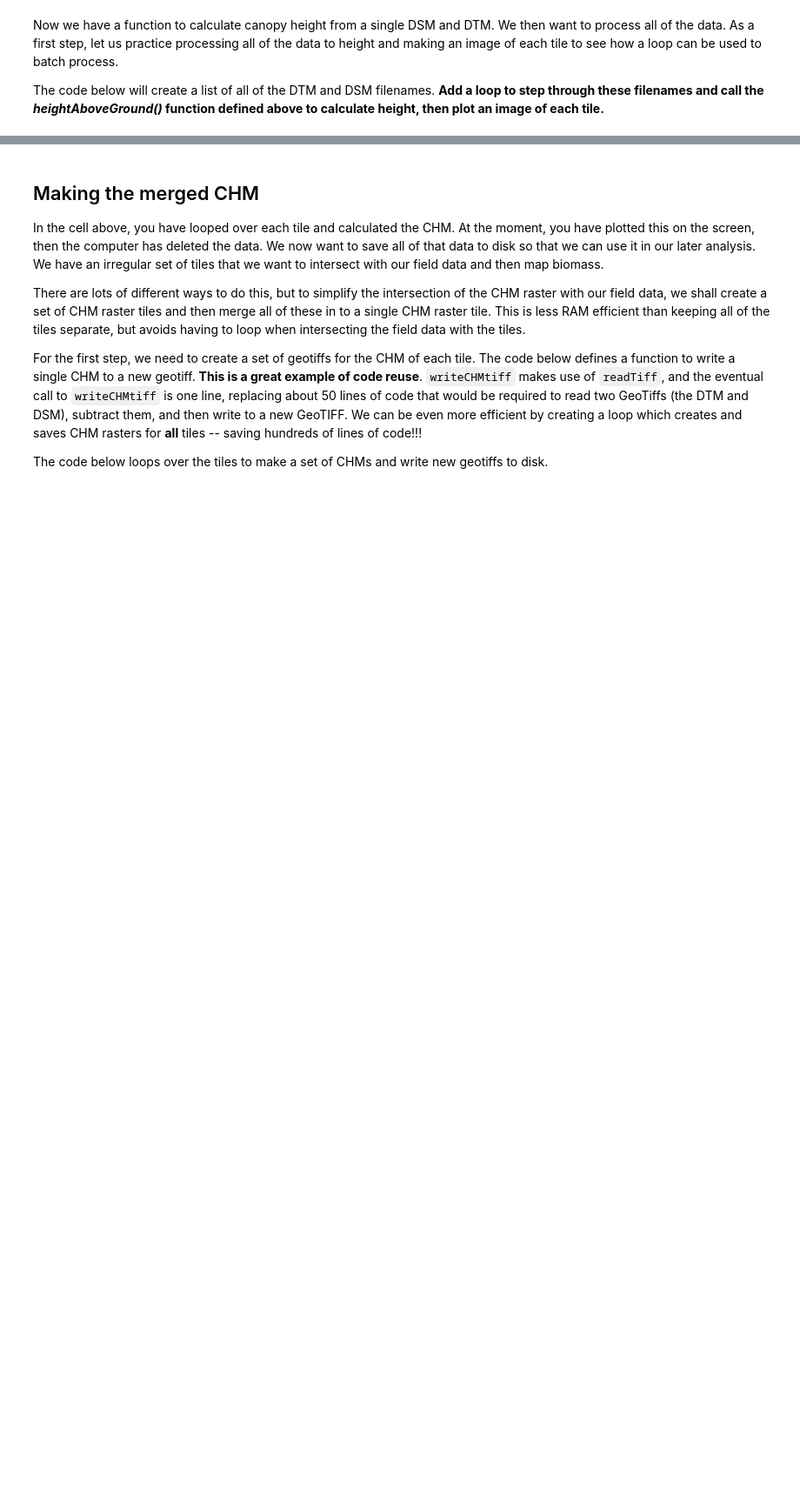
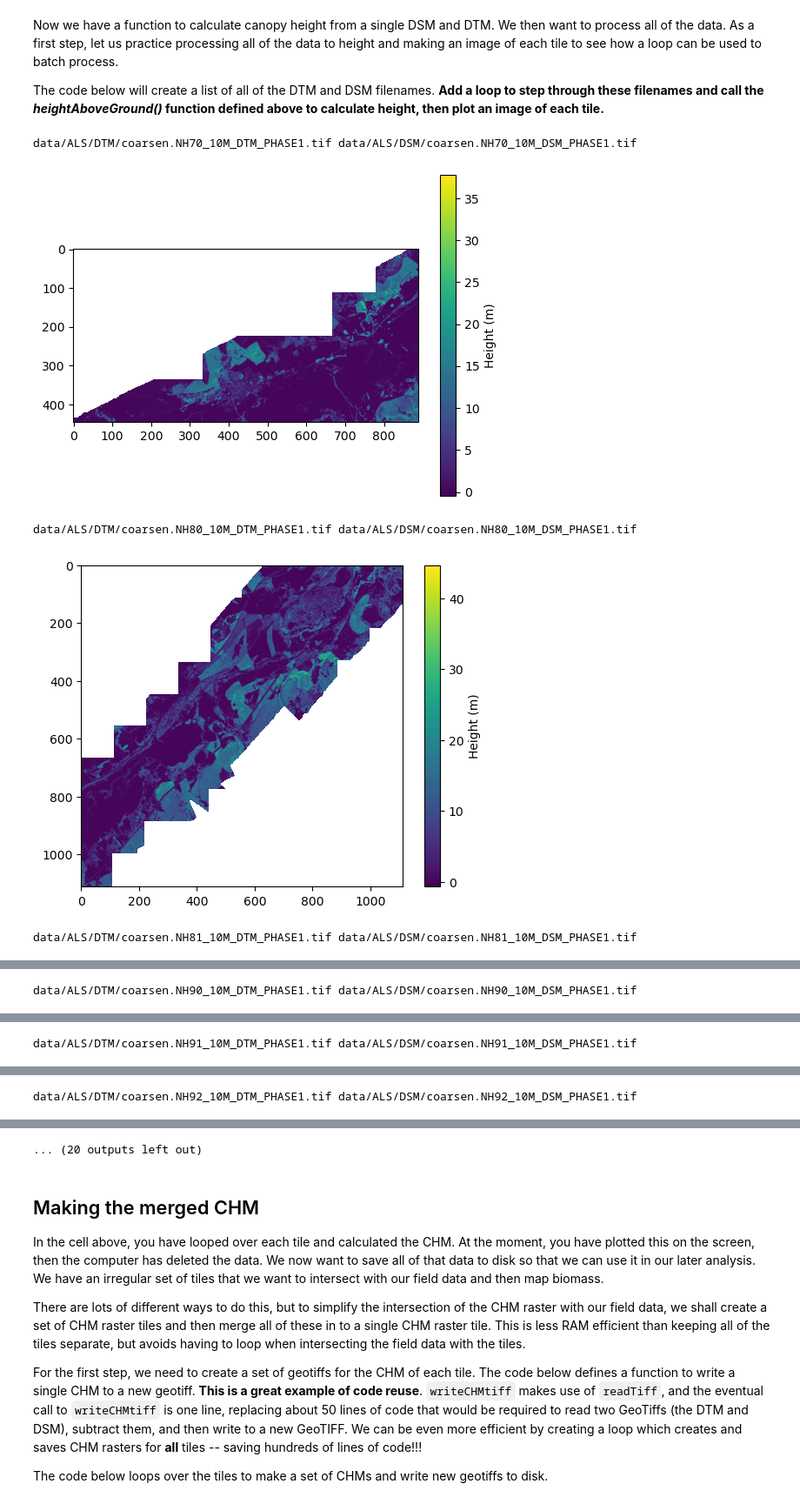
Before and after one commit to edinburgh-university-OOSA/pprs_programming_answers, a Jupyter notebook: batch_process_answers.ipynb, the cells around one changed output, grey strips where cells are left out. Shown at 87% size. Saved outputs shown, nothing was run; the diff lists cells and outputs as text; code cells hidden in the pictures; blank space fills up the shorter version.

```diff
--- a/batch_process_answers.ipynb
+++ b/batch_process_answers.ipynb
@@ -275,31 +290,37 @@ The code below will create a list of all of the DTM and DSM filenames. **Add a l
 from glob import glob
 
 dtmDir='data/ALS/DTM'
 dsmDir='data/ALS/DSM'
 
 dtmList=sorted(glob(dtmDir+'/*.tif'))
 dsmList=sorted(glob(dsmDir+'/*.tif'))
 
 
 # add a loop to calculate and plot a CHM for each tile
 
 # prepare a plot space
 nFigs=len(dtmList)
 
 
 
 for i in range(0,len(dtmList)):
     dtmName=dtmList[i]
     dsmName=dsmList[i]
 
     # print the filenames to screen
     print(dtmName,dsmName)
 
     # add some lines to calculate the height and plot an image
-    hData=heightAboveGround(dtmName,dsmName)
+    hData,rast=heightAboveGround(dtmName,dsmName)
 
 
     # Add some lines below here to make an image of the CHM, with the y axis correctly aligned.
     plt.imshow(hData)
     plt.colorbar(label='Height (m)')     # add a colour bar
     plt.show()         # print to screen
+# %% [output]
+data/ALS/DTM/coarsen.NH70_10M_DTM_PHASE1.tif data/ALS/DSM/coarsen.NH70_10M_DSM_PHASE1.tif
+[figure, added]
+data/ALS/DTM/coarsen.NH80_10M_DTM_PHASE1.tif data/ALS/DSM/coarsen.NH80_10M_DSM_PHASE1.tif
+[figure, added]
+data/ALS/DTM/coarsen.NH81_10M_DTM_PHASE1.tif data/ALS/DSM/coarsen.NH81_10M_DSM_PHASE1.tif
@@ -305,0 +328 @@ for i in range(0,len(dtmList)):
+data/ALS/DTM/coarsen.NH90_10M_DTM_PHASE1.tif data/ALS/DSM/coarsen.NH90_10M_DSM_PHASE1.tif
@@ -305,0 +330 @@ for i in range(0,len(dtmList)):
+data/ALS/DTM/coarsen.NH91_10M_DTM_PHASE1.tif data/ALS/DSM/coarsen.NH91_10M_DSM_PHASE1.tif
@@ -305,0 +332 @@ for i in range(0,len(dtmList)):
+data/ALS/DTM/coarsen.NH92_10M_DTM_PHASE1.tif data/ALS/DSM/coarsen.NH92_10M_DSM_PHASE1.tif
@@ -306,3 +334,4 @@ for i in range(0,len(dtmList)):
+... (20 outputs left out)
 # %% [markdown]
 ## Making the merged CHM
 
```
Also changed, not shown: parts of 11 cells of this notebook.
